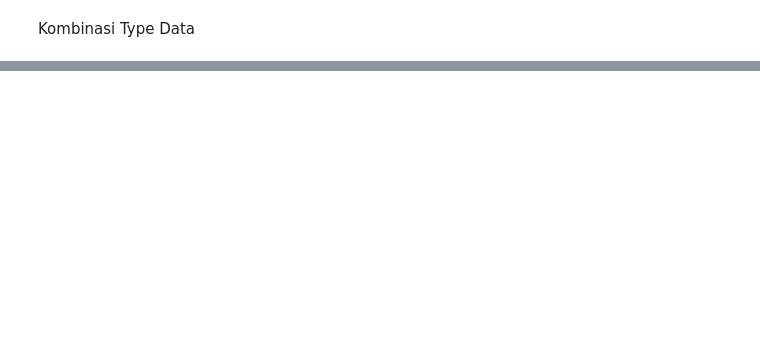
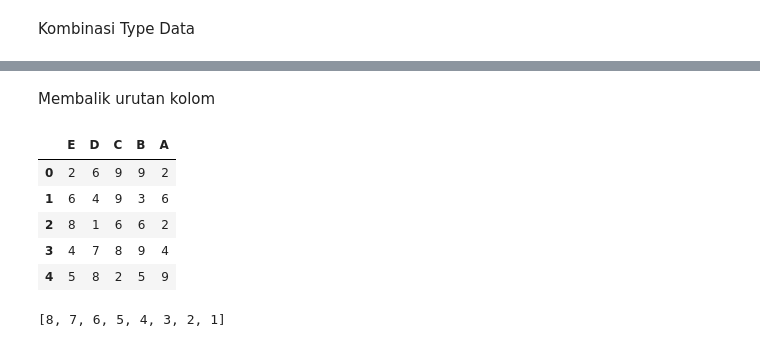
Before and after one commit to ahmdbnrsl/From-Python-to-ML, a Jupyter notebook: BASIC_ML/pandas.ipynb, the cells around one changed output, grey strips where cells are left out. Cells and saved outputs as stored; diff of their text form; code cells hidden in the pictures; blank space fills up the shorter version.

```diff
--- a/BASIC_ML/pandas.ipynb
+++ b/BASIC_ML/pandas.ipynb
@@ -238,0 +254,17 @@ df.select_dtypes(include=['datetime', 'object'])
+# %% [markdown]
+Membalik urutan kolom
+# %%
+df.loc[:, ::-1]
+# %% [output]
+|  | E | D | C | B | A |
+| 0 | 2 | 6 | 9 | 9 | 2 |
+| 1 | 6 | 4 | 9 | 3 | 6 |
+| 2 | 8 | 1 | 6 | 6 | 2 |
+| 3 | 4 | 7 | 8 | 9 | 4 |
+| 4 | 5 | 8 | 2 | 5 | 9 |
+# %%
+data = [1,2,3,4,5,6,7,8]
+data_2 = data[::-1]
+data_2
+# %% [output]
+[8, 7, 6, 5, 4, 3, 2, 1]
```
Also changed, not shown: parts of 27 cells of this notebook.
